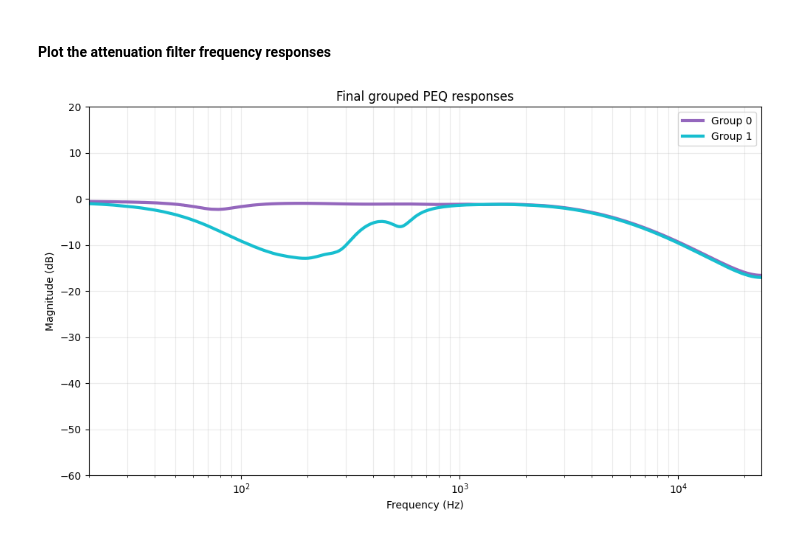
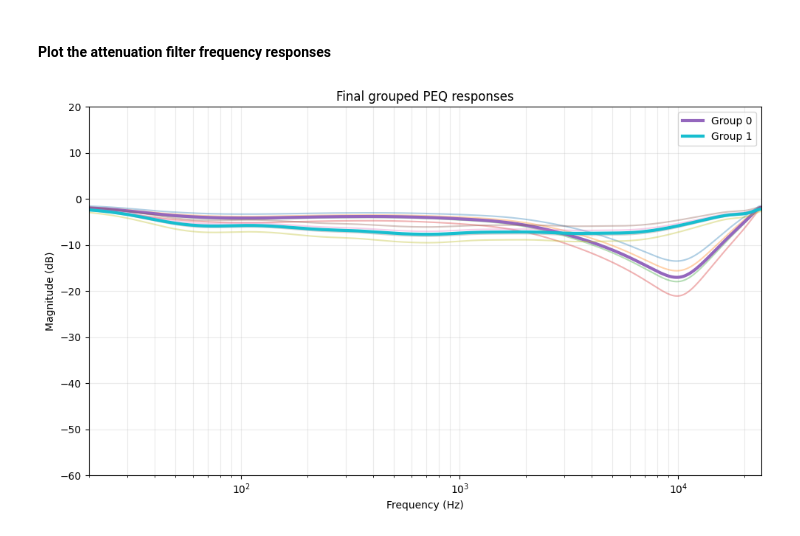
Before and after one commit to orchidas/flamo, a Jupyter notebook: notebooks/e8_gfdn.ipynb, the cells around one changed output. Cells and saved outputs as stored; diff of their text form; code cells hidden in the pictures.

Commit message:
added parallelGFDNGEQ implementation (codex), and added options to switch between different filters

```diff
--- a/notebooks/e8_gfdn.ipynb
+++ b/notebooks/e8_gfdn.ipynb
@@ -2,18 +2,12 @@
 #### Compare the EDC of the measured RIR to the DiffGFDN RIR in e8_gfdn.py
 # %%
 from pathlib import Path
-import importlib
 import torch
 import soundfile as sf
 import numpy as np
 import matplotlib.pyplot as plt
 from slope2noise.utils import db, schroeder_backward_int
 import examples.e8_gfdn as e8_gfdn
-
-# Reload so the notebook model architecture follows the current example
-# (not a stale definition retained by this notebook kernel).
-importlib.reload(e8_gfdn)
-GroupedFDN = e8_gfdn.GroupedFDN
 # %% [markdown]
 #### Plotting functions
 # %%
@@ -164,8 +158,8 @@ def plot_and_compare_edc(rir1, rir2, fs):
     plt.show()
 
 
-def plot_gfdn_peq_group_responses(attenuation, fs: float, n_groups=None):
-    """Plot the total PEQ response of each delay-line group.
+def plot_gfdn_group_responses(attenuation, fs: float, n_groups=None):
+    """Plot the total response of each delay-line group.
 
     The response includes the optional final shelf when ``is_twostage``
     is enabled. ``n_groups`` defaults to the filter's own grouping.
@@ -245,7 +239,7 @@ def plot_gfdn_peq_group_responses(attenuation, fs: float, n_groups=None):
 # %% [markdown]
 #### Compare spectrogram and EDCs of reference and optimised RIRs
 # %%
-output_path = Path('../output/20260925-142127').resolve()
+output_path = Path('../output/20260925-geq_mrstft_sparsity').resolve()
 ref_path = Path('../rirs/multi-slope/ertd1_rir_r1.wav').resolve()
 ref_rir, fsr = sf.read(str(ref_path))
 opt_rir, fso = sf.read(str(f'{output_path}/ir_optim.wav'))
@@ -274,40 +268,53 @@ alias_decay_db = 30
 checkpoint_path = f'{output_path}/checkpoints/model_e19.pt'
 checkpoint = torch.load(checkpoint_path, map_location='cpu')
 
-# The attenuation parameter has one extra section for a two-stage PEQ.
-attenuation_key = '_Shell__core.feedback_loop.feedback.attenuation.param'
-n_sections = checkpoint[attenuation_key].shape[0]
-if n_sections not in (8, 9):
-    raise ValueError(f'Unexpected PEQ section count in checkpoint: {n_sections}')
-is_twostage = n_sections == 9
+if 'geq' in str(output_path):
+    filter_type = 'geq'
+elif 'shelf' in str(output_path):
+    filter_type = 'shelf'
+else:
+    filter_type = 'peq'
+is_peq = filter_type == 'peq'
+
+if is_peq:
+    # The attenuation parameter has one extra section for a two-stage PEQ.
+    attenuation_key = '_Shell__core.feedback_loop.feedback.attenuation.param'
+    n_sections = checkpoint[attenuation_key].shape[0]
+    if n_sections not in (8, 9):
+        raise ValueError(f'Unexpected PEQ section count in checkpoint: {n_sections}')
+    is_twostage = n_sections == 9
+else:
+    is_twostage = False
+
 
 # Create the architecture that matches this checkpoint.
 model = GroupedFDN(
     group_size=group_size,
     n_groups=n_groups,
     delay_lengths=delay_lengths,
     nfft=nfft,
     fs=fs,
     in_ch=1,
     out_ch=1,
     rt_dc=1.0,
     rt_nyquist=0.2,
     crossover_freq=4000.0,
     is_twostage=is_twostage,
+    filter_type=filter_type,
     alias_decay_db=alias_decay_db,
     device="cpu",
     dtype=torch.float64,
 )
 model.load_state_dict(checkpoint)
 model.eval()
 
 core = model.get_core()
 attenuation = core.feedback_loop.feedback.attenuation
 
-freqs, H_db = plot_gfdn_peq_group_responses(
+freqs, H_db = plot_gfdn_group_responses(
     attenuation,
     fs=fs,
     n_groups=n_groups,
 )
 # %% [output]
-[figure, old version]
+[figure, new version]
```
Also changed, not shown: parts of 1 cell of this notebook, 2 other files.
